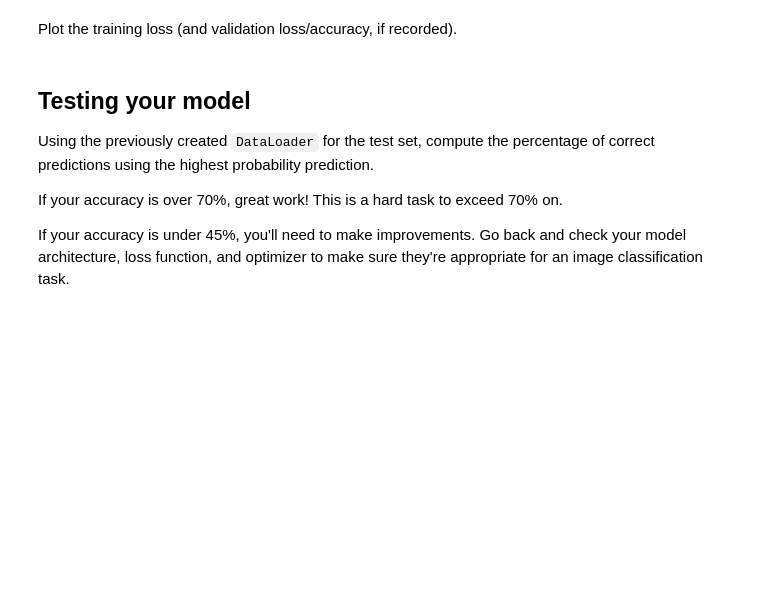
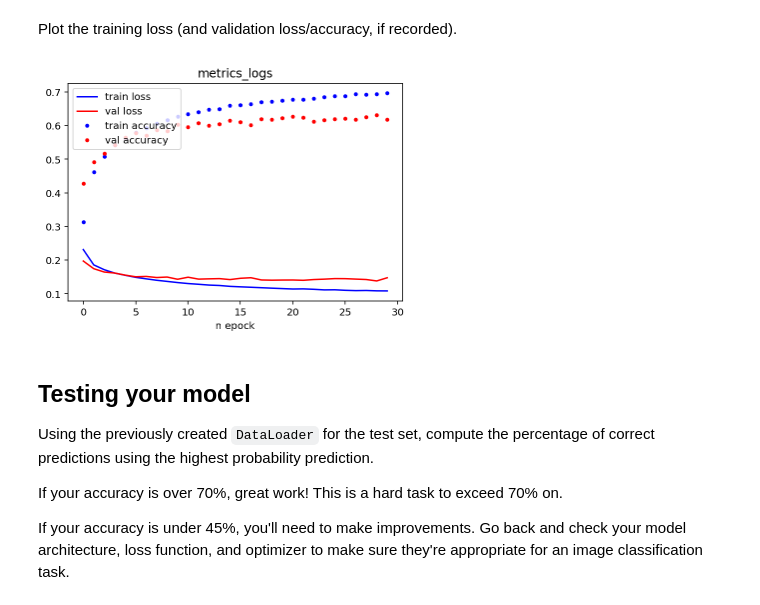
Before and after one commit to maurodsantos/cifar10_image_classifier, a Jupyter notebook: CIFAR-10_Image_Classifier-STARTER.ipynb, the cells around one changed output. Saved outputs shown, nothing was run; the diff lists cells and outputs as text; code cells hidden in the pictures; blank space fills up the shorter version.

```diff
--- a/CIFAR-10_Image_Classifier-STARTER.ipynb
+++ b/CIFAR-10_Image_Classifier-STARTER.ipynb
@@ -119,14 +143,19 @@ class Classifier(nn.Module):
         self.fc1 = nn.Linear(16 * 5 * 5, 120)
         self.fc2 = nn.Linear(120, 84)
         self.fc3 = nn.Linear(84, 10)
+        # Dropout module with 0.2 drop probability
+        self.dropout = nn.Dropout(p=0.2)
 
     def forward(self, x):
-        x = self.pool(F.relu(self.conv1(x)))
-        x = self.pool(F.relu(self.conv2(x)))
+        x = self.pool(self.dropout(F.relu(self.conv1(x))))
+        x = self.pool(self.dropout(F.relu(self.conv2(x))))
+        #x = x.view(x.shape[0], -1) # for torch 0.4.0
         x = torch.flatten(x, 1) # flatten all dimensions except batch
-        x = F.relu(self.fc1(x))
-        x = F.relu(self.fc2(x))
+        x = self.dropout(F.relu(self.fc1(x)))
+        x = self.dropout(F.relu(self.fc2(x)))
         x = self.fc3(x)
+
+
         return x
 
 
@@ -186,22 +268,30 @@ Finished Training
 Plot the training loss (and validation loss/accuracy, if recorded).
 # %%
 ## YOUR CODE HERE ##
-def draw_metric_logs(lst_iter, lst_loss, lst_acc, title):
-    plt.plot(lst_iter, lst_loss, '-b', label='train loss')
-    plt.plot(lst_iter, lst_loss, '-b', label='val loss')
-    plt.plot(lst_iter, lst_acc, '-r', label='train accuracy')
-    plt.plot(lst_iter, lst_acc, '-r', label='val accuracy')
 
-    plt.xlabel("n iteration")
+%matplotlib inline
+%config InlineBackend.figure_format = 'retina'
+
+import matplotlib.pyplot as plt
+
+def draw_metric_logs(lst_iter, train_loss, train_acc, test_loss, test_acc, title):
+    plt.plot(lst_iter, train_loss, '-b', label='train loss')
+    plt.plot(lst_iter, test_loss, '-r', label='val loss')
+    plt.plot(lst_iter, train_acc, '.b', label='train accuracy')
+    plt.plot(lst_iter, test_acc, '.r', label='val accuracy')
+
+    plt.xlabel("n epock")
     plt.legend(loc='upper left')
     plt.title(title)
 
     # save image
     plt.savefig(title+".png")  # should before show method
 
     # show
     plt.show()
 
-title = 'Training/Validation loss/accuracy'
+title = 'metrics_logs'
 
-draw_metric_logs(lst_iter, lst_loss, lst_acc, title)
+draw_metric_logs(epoch_list, train_losses, train_accs, test_losses, test_accs, title)
+# %% [output]
+[figure, added]
```
Also changed, not shown: parts of 13 cells of this notebook.
